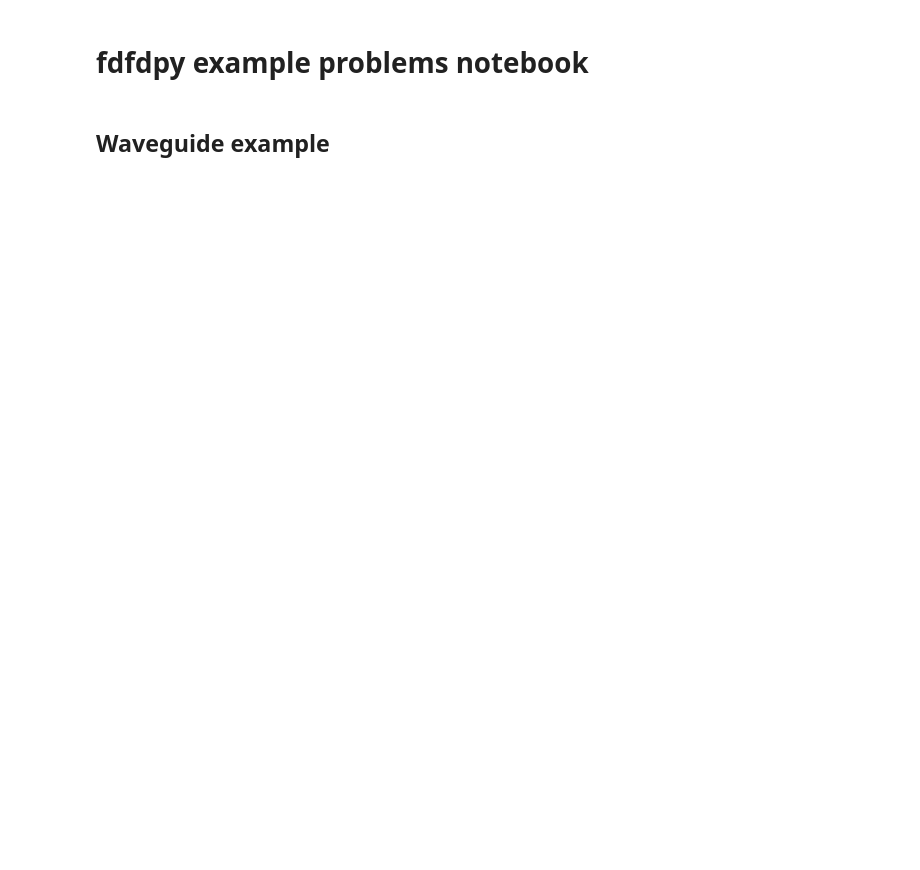
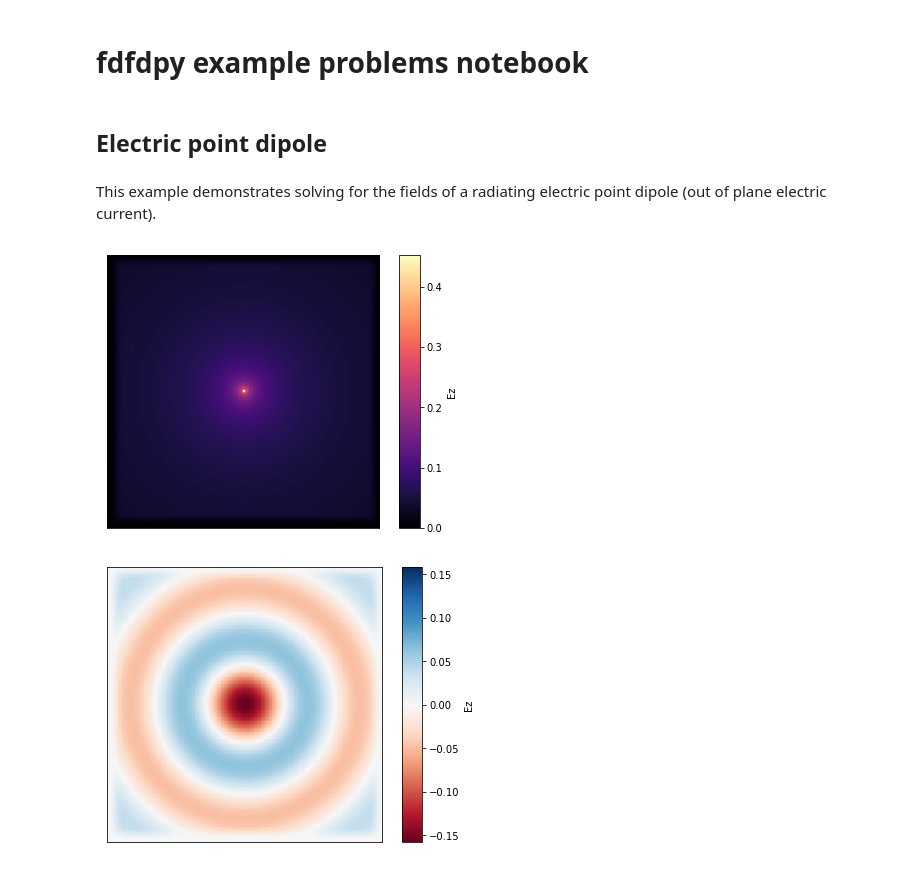
Before and after one commit to fancompute/fdfdpy, a Jupyter notebook: notebooks/Examples.ipynb, the cells around one changed output. Saved outputs shown, nothing was run; the diff lists cells and outputs as text; code cells hidden in the pictures; blank space fills up the shorter version.

```diff
--- a/notebooks/Examples.ipynb
+++ b/notebooks/Examples.ipynb
@@ -7,5 +7,22 @@ from fdfdpy.Fdfd import Fdfd
 %load_ext autoreload
 %autoreload 2
 %matplotlib inline
-# %% [markdown]
-## Waveguide example
+# %% [markdown]
+## Electric point dipole
+# %% [markdown]
+This example demonstrates solving for the fields of a radiating electric point dipole (out of plane electric current).
+# %%
+omega = 2*np.pi*200e12
+dl = 0.02 # grid size (units of L0, which defaults to 1e-6)
+eps_r = np.ones((200, 200)) # relative permittivity
+NPML = [15, 15] # number of pml grid points on x and y borders
+
+simulation = Fdfd(omega, eps_r, dl, NPML, 'Ez')
+simulation.src[100, 100] = 1
+simulation.solve_fields()
+
+simulation.plt_abs(outline=False, cbar=True);
+simulation.plt_re(outline=False, cbar=True);
+# %% [output]
+[figure, added]
+[figure, added]
```
Also changed, not shown: parts of 6 cells of this notebook, 1 other file.
